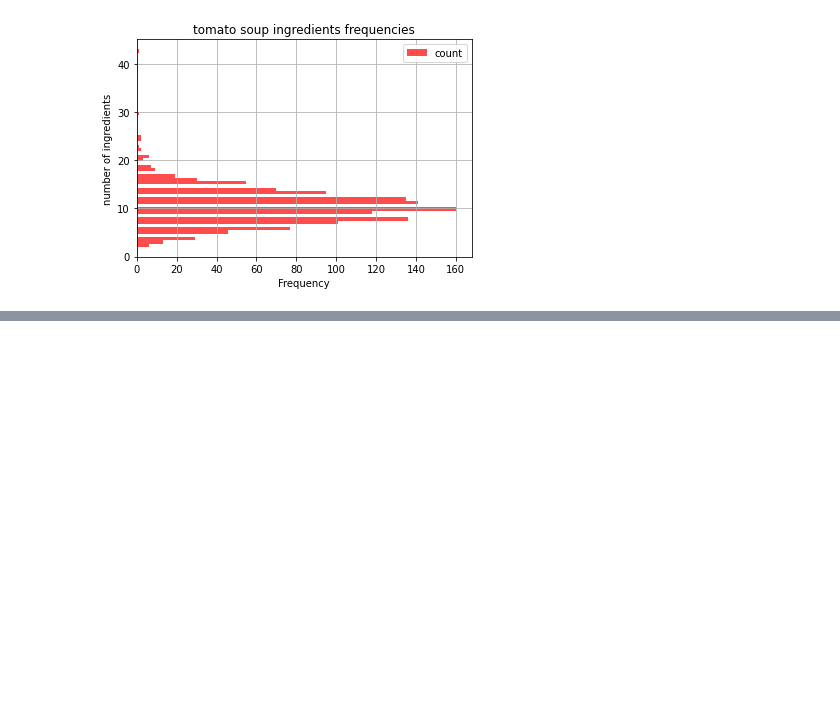
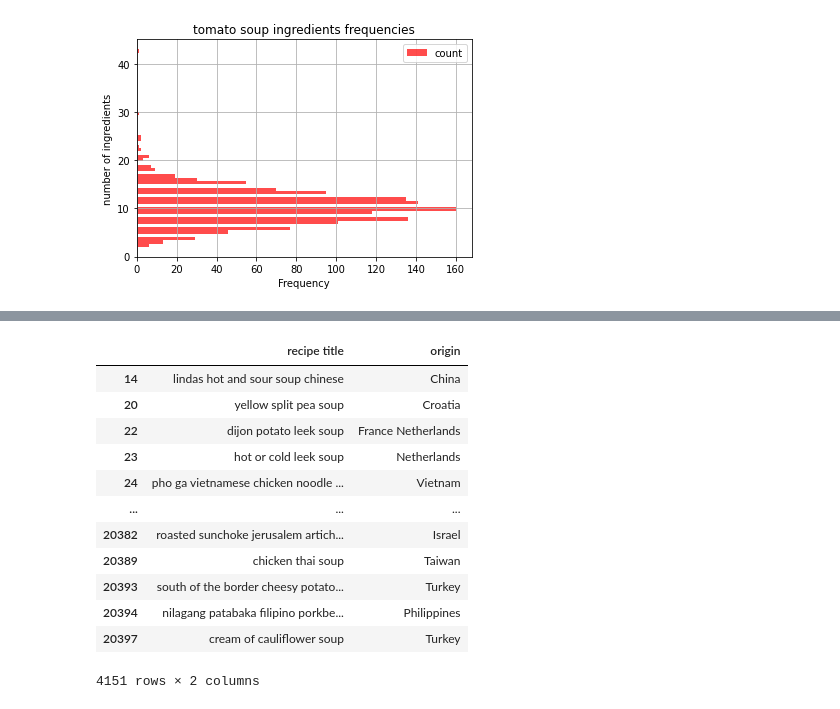
Before and after one commit to fenna/ingredient_landscape, a Jupyter notebook: EDA3.ipynb, the cells around one changed output, grey strips where cells are left out. Drawn from its saved outputs; the diff is of its cells as text; code cells hidden in the pictures; blank space fills up the shorter version.

```diff
--- a/EDA3.ipynb
+++ b/EDA3.ipynb
@@ -132,0 +192,17 @@ rc.plot(kind='hist',
+# %%
+dft = dft.rename(columns={'tag_value':'recipe title'})
+dft
+# %% [output]
+|  | recipe title | origin |
+| 14 | lindas hot and sour soup chinese | China |
+| 20 | yellow split pea soup | Croatia |
+| 22 | dijon potato leek soup | France Netherlands |
+| 23 | hot or cold leek soup | Netherlands |
+| 24 | pho ga vietnamese chicken noodle ... | Vietnam |
+| ... | ... | ... |
+| 20382 | roasted sunchoke jerusalem artich... | Israel |
+| 20389 | chicken thai soup | Taiwan |
+| 20393 | south of the border cheesy potato... | Turkey |
+| 20394 | nilagang patabaka filipino porkbe... | Philippines |
+| 20397 | cream of cauliflower soup | Turkey |
+4151 rows × 2 columns
```
Also changed, not shown: parts of 10 cells of this notebook.
